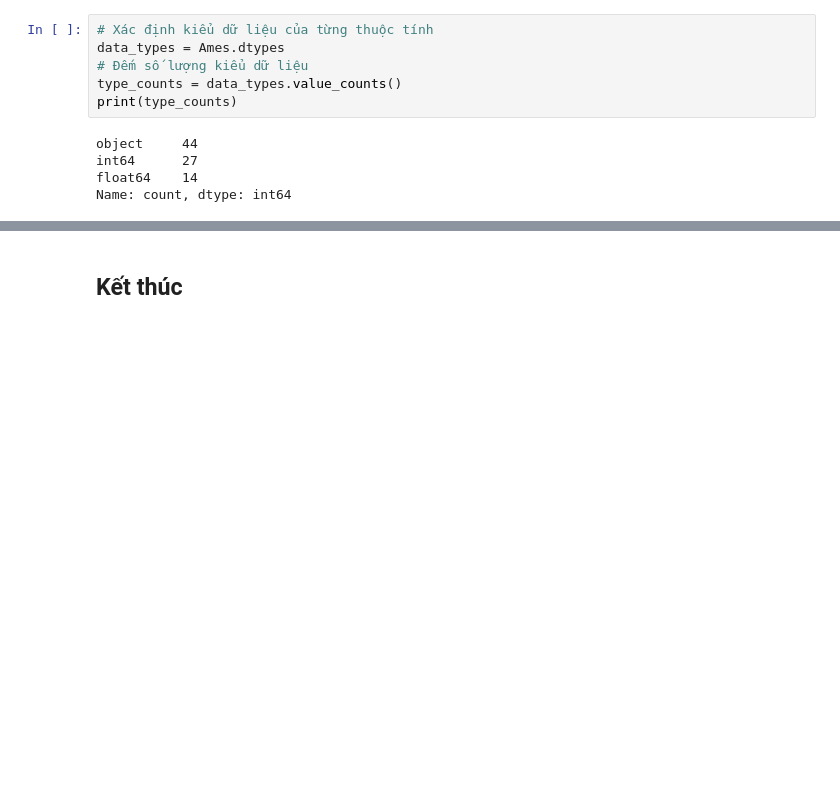
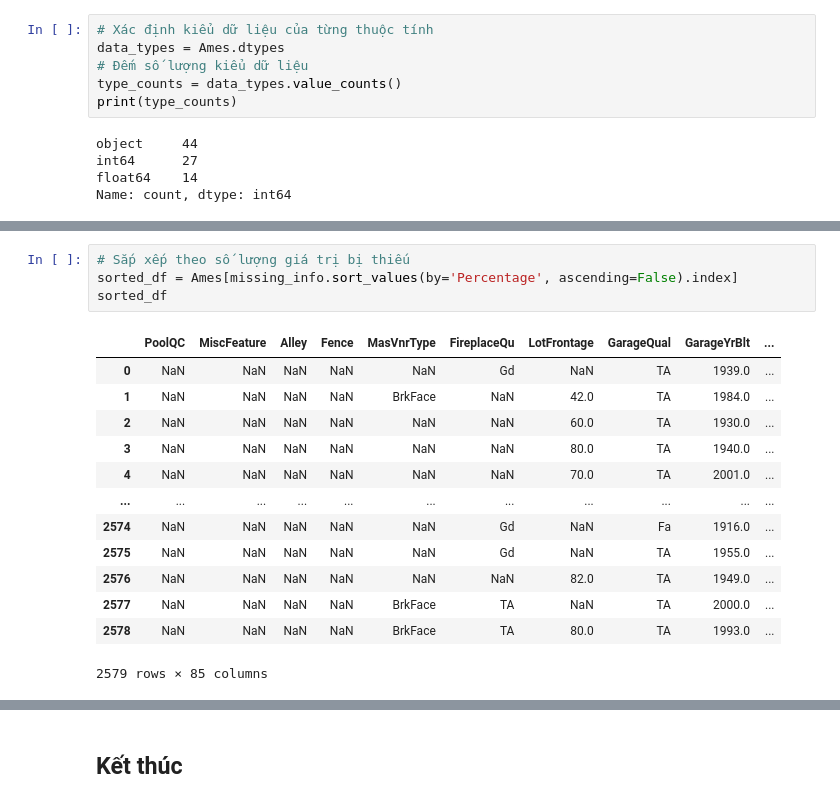
Before and after one commit to taido83/ai-starter, a Jupyter notebook: ai_starter/bai02/bai02_truc_quan_hoa_du_lieu.ipynb, the cells around one changed output, grey strips where cells are left out. Saved outputs shown, nothing was run; the diff lists cells and outputs as text; blank space fills up the shorter version.

```diff
--- a/ai_starter/bai02/bai02_truc_quan_hoa_du_lieu.ipynb
+++ b/ai_starter/bai02/bai02_truc_quan_hoa_du_lieu.ipynb
@@ -53,0 +250,18 @@ nhà vệ sinh.
+# %%
+# Sắp xếp theo số lượng giá trị bị thiếu
+sorted_df = Ames[missing_info.sort_values(by='Percentage', ascending=False).index]
+sorted_df
+# %% [output]
+|  | PoolQC | MiscFeature | Alley | Fence | MasVnrType | FireplaceQu | LotFrontage | GarageQual | GarageYrBlt | ... |
+| 0 | NaN | NaN | NaN | NaN | NaN | Gd | NaN | TA | 1939.0 | ... |
+| 1 | NaN | NaN | NaN | NaN | BrkFace | NaN | 42.0 | TA | 1984.0 | ... |
+| 2 | NaN | NaN | NaN | NaN | NaN | NaN | 60.0 | TA | 1930.0 | ... |
+| 3 | NaN | NaN | NaN | NaN | NaN | NaN | 80.0 | TA | 1940.0 | ... |
+| 4 | NaN | NaN | NaN | NaN | NaN | NaN | 70.0 | TA | 2001.0 | ... |
+| ... | ... | ... | ... | ... | ... | ... | ... | ... | ... | ... |
+| 2574 | NaN | NaN | NaN | NaN | NaN | Gd | NaN | Fa | 1916.0 | ... |
+| 2575 | NaN | NaN | NaN | NaN | NaN | Gd | NaN | TA | 1955.0 | ... |
+| 2576 | NaN | NaN | NaN | NaN | NaN | NaN | 82.0 | TA | 1949.0 | ... |
+| 2577 | NaN | NaN | NaN | NaN | BrkFace | TA | NaN | TA | 2000.0 | ... |
+| 2578 | NaN | NaN | NaN | NaN | BrkFace | TA | 80.0 | TA | 1993.0 | ... |
+2579 rows × 85 columns
```
Also changed, not shown: parts of 28 cells of this notebook, 6 other files.
